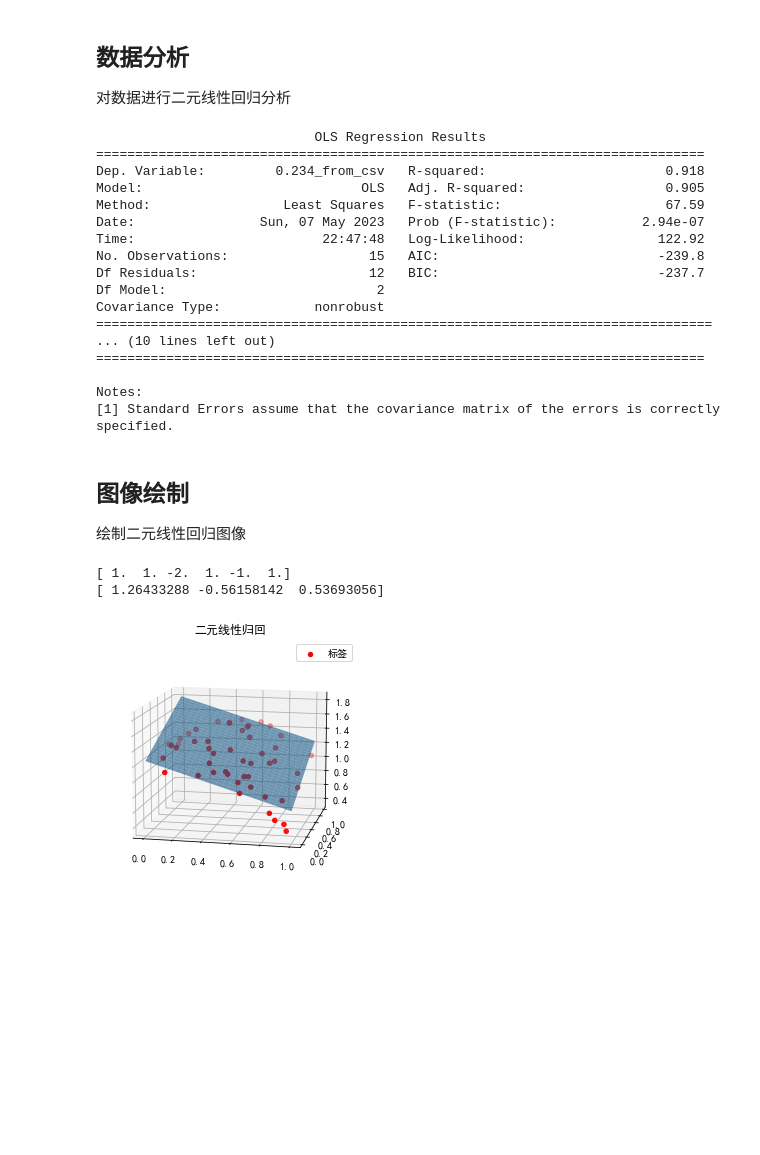
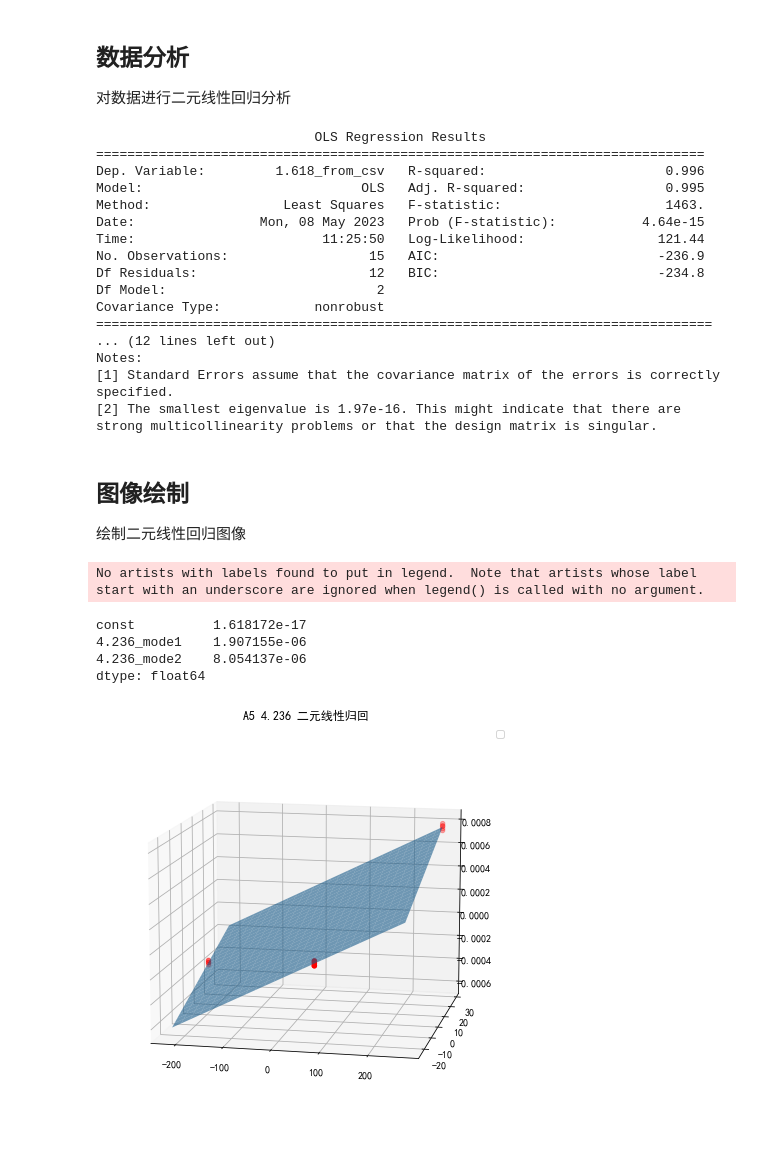
Before and after one commit to YouHR2410/Strategy_Coupling_Analysis_Algorithm, a Jupyter notebook: A5_demo.ipynb, the cells around one changed output. Saved outputs shown, nothing was run; the diff lists cells and outputs as text; code cells hidden in the pictures; blank space fills up the shorter version.

```diff
--- a/A5_demo.ipynb
+++ b/A5_demo.ipynb
@@ -72,7 +72,7 @@ import statsmodels.api as sm
 
 
 #the value for a , support in range[-4.236,-0.618,0.234,1.618,4.236]
-A5_a_value = 0.234
+A5_a_value = 1.618
 result_csv_name = '.\\result\\A5_' + (str)(A5_a_value) + '_result.csv'
 data = pd.read_csv(result_csv_name)
 
@@ -85,21 +85,21 @@ print(res.summary()) #模型描述
 # %% [output]
                             OLS Regression Results
 ==============================================================================
-Dep. Variable:         0.234_from_csv   R-squared:                       0.918
-Model:                            OLS   Adj. R-squared:                  0.905
-Method:                 Least Squares   F-statistic:                     67.59
-Date:                Sun, 07 May 2023   Prob (F-statistic):           2.94e-07
-Time:                        22:47:48   Log-Likelihood:                 122.92
-No. Observations:                  15   AIC:                            -239.8
-Df Residuals:                      12   BIC:                            -237.7
+Dep. Variable:         1.618_from_csv   R-squared:                       0.996
+Model:                            OLS   Adj. R-squared:                  0.995
+Method:                 Least Squares   F-statistic:                     1463.
+Date:                Mon, 08 May 2023   Prob (F-statistic):           4.64e-15
+Time:                        11:25:50   Log-Likelihood:                 121.44
+No. Observations:                  15   AIC:                            -236.9
+Df Residuals:                      12   BIC:                            -234.8
 Df Model:                           2
 Covariance Type:            nonrobust
 ===============================================================================
-... (10 lines left out)
-==============================================================================
-
+... (12 lines left out)
 Notes:
 [1] Standard Errors assume that the covariance matrix of the errors is correctly specified.
+[2] The smallest eigenvalue is 1.97e-16. This might indicate that there are
+strong multicollinearity problems or that the design matrix is singular.
 # %% [markdown]
 ## 图像绘制
 
@@ -107,42 +107,42 @@ Notes:
 # %%
 import numpy as np
 import matplotlib.pyplot as plt
 from numpy.linalg import lstsq
 plt.rcParams["font.sans-serif"] = ["SimHei"]
 plt.rcParams["axes.unicode_minus"] = False
 
-# 1. 造50对数据
-np.random.seed(0)
-x_1 = np.random.rand(50).reshape(50, -1)
-x_2 = np.random.rand(50).reshape(50, -1)
-y_t = 1 + x_1 + -2 * x_1 ** 2 + x_2 + -1 * x_2 ** 2 + x_1*x_2  # + np.random.rand(50).reshape(50, -1) / 3
+# 1. 读取数据
+x_1 = data[(str)(A5_a_value) + '_mode1']
+x_2 = data[(str)(A5_a_value) + '_mode2']
+y_t = data[(str)(A5_a_value) + '_from_csv']
 
-# 2. 尝试求解 以及 可视化
-fig = plt.figure(figsize=(10, 5))
-m = np.ones(x_1.shape)
-m = np.hstack((m, x_1, x_1 ** 2, x_2, x_2 ** 2, x_1*x_2))
-k = lstsq(m, y_t, rcond=None)[0].reshape(-1)
+
+fig = plt.figure(figsize=(16,8))
+
+
+
+ax = fig.add_subplot(1, 2, 1, projection='3d')
+ax.scatter(x_1, x_2, y_t, c='red', s=20)
+
+k = res.params
 print(k)
 
-
-# 3. 增加一个对比 二元线性回归
-ax = fig.add_subplot(1, 2, 1, projection='3d')
-ax.scatter(x_1.reshape(-1), x_2.reshape(-1), y_t.reshape(-1), c='red', s=20, label='标签')
-m = np.ones(x_1.shape)
-m = np.hstack((m, x_1, x_2))
-k = lstsq(m, y_t, rcond=None)[0].reshape(-1)
-print(k)
-x1 = np.linspace(0, 1, 100)
-x2 = np.linspace(0, 1, 100)
+x1 = np.linspace(min(x_1), max(x_1), 100)
+x2 = np.linspace(min(x_2), max(x_2), 100)
 x, y =np.meshgrid(x1, x2)
 z = k[0] + k[1] * x + k[2] * y
 ax.plot_surface(x, y, z,rstride=4,cstride=4,alpha=0.6)
 ax.legend()
-ax.set_title('二元线性归回')
+ax.set_title('A5 ' + (str)(A5_a_value)  + ' 二元线性归回')
 ax.view_init(12,-78)
 
 plt.show()
+fig_name = ".\\figure\\A5_" + (str)(A5_a_value) +".png"
+fig.savefig(fig_name)
 # %% [output]
-[ 1.  1. -2.  1. -1.  1.]
-[ 1.26433288 -0.56158142  0.53693056]
+No artists with labels found to put in legend.  Note that artists whose label start with an underscore are ignored when legend() is called with no argument.
+const          1.618172e-17
+4.236_mode1    1.907155e-06
+4.236_mode2    8.054137e-06
+dtype: float64
-[figure, old version]
+[figure, new version]
```
Also changed, not shown: 11 other files.
